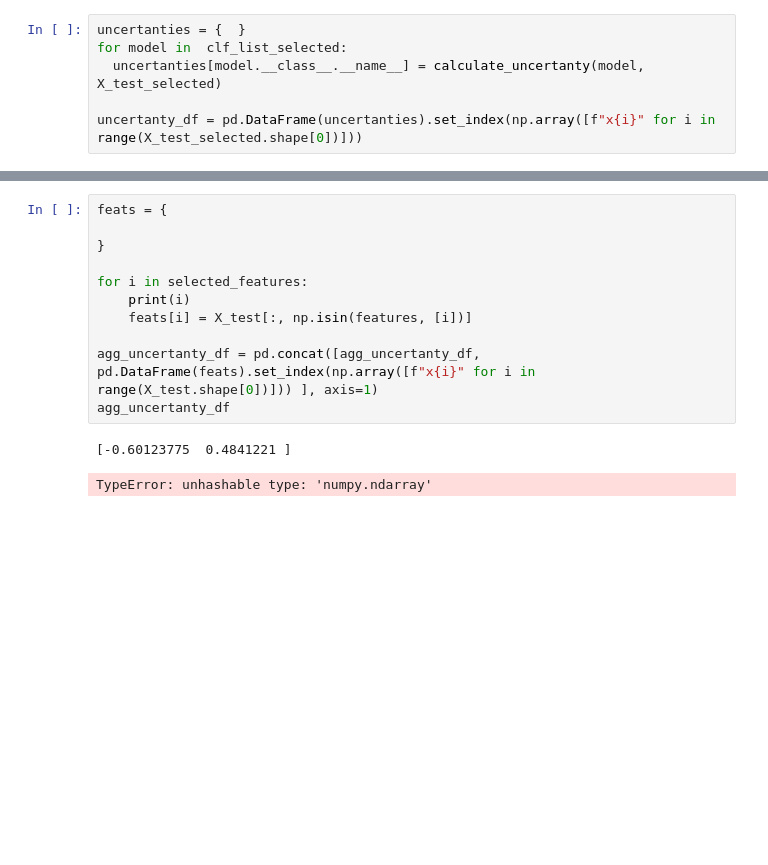
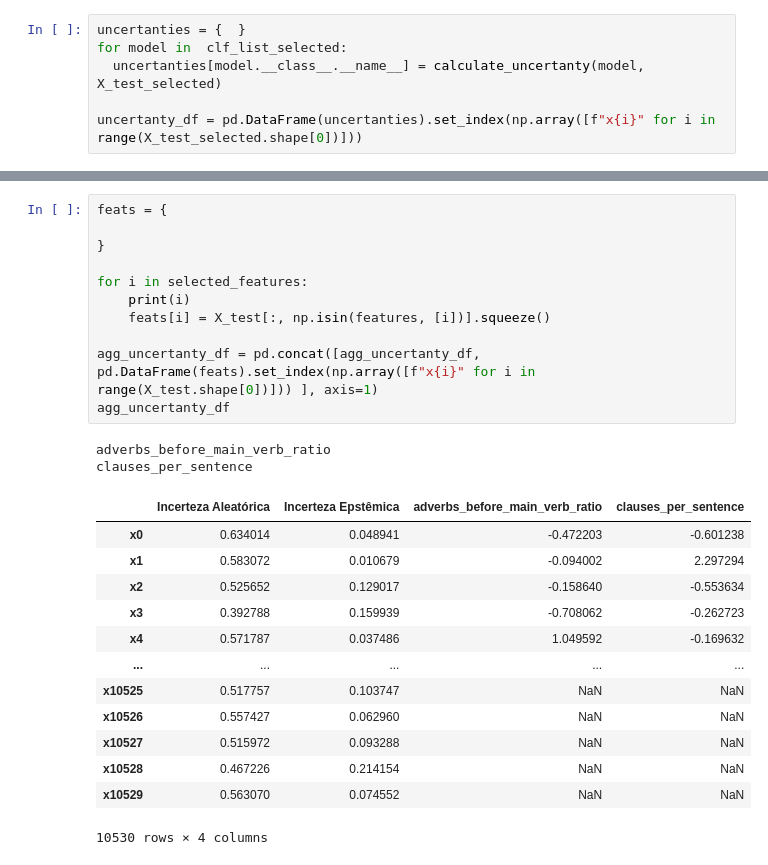
Before and after one commit to Tiagoblima/explanaible-essay-grading, a Jupyter notebook: notebooks/Essay Grade Classification - Parte 2.ipynb, the cells around one changed output, grey strips where cells are left out. Drawn from its saved outputs; the diff is of its cells as text; blank space fills up the shorter version.

```diff
--- a/notebooks/Essay Grade Classification - Parte 2.ipynb
+++ b/notebooks/Essay Grade Classification - Parte 2.ipynb
@@ -142,17 +163,30 @@ agg_uncertanty_df
 # %%
 feats = {
 
 }
 
 for i in selected_features:
     print(i)
-    feats[i] = X_test[:, np.isin(features, [i])]
+    feats[i] = X_test[:, np.isin(features, [i])].squeeze()
 
 agg_uncertanty_df = pd.concat([agg_uncertanty_df, pd.DataFrame(feats).set_index(np.array([f"x{i}" for i in range(X_test.shape[0])])) ], axis=1)
 agg_uncertanty_df
 # %% [output]
-[-0.60123775  0.4841221 ]
+adverbs_before_main_verb_ratio
+clauses_per_sentence
+|  | Incerteza Aleatórica | Incerteza Epstêmica | adverbs_before_main_verb_ratio | clauses_per_sentence |
+| x0 | 0.634014 | 0.048941 | -0.472203 | -0.601238 |
+| x1 | 0.583072 | 0.010679 | -0.094002 | 2.297294 |
+| x2 | 0.525652 | 0.129017 | -0.158640 | -0.553634 |
+| x3 | 0.392788 | 0.159939 | -0.708062 | -0.262723 |
+| x4 | 0.571787 | 0.037486 | 1.049592 | -0.169632 |
+| ... | ... | ... | ... | ... |
+| x10525 | 0.517757 | 0.103747 | NaN | NaN |
+| x10526 | 0.557427 | 0.062960 | NaN | NaN |
+| x10527 | 0.515972 | 0.093288 | NaN | NaN |
+| x10528 | 0.467226 | 0.214154 | NaN | NaN |
+| x10529 | 0.563070 | 0.074552 | NaN | NaN |
-TypeError: unhashable type: 'numpy.ndarray'
+10530 rows × 4 columns
 # %%
 import seaborn as sns
 sns.scatterplot(data=agg_uncertanty_df, x=selected_features[0], y=selected_features[1], hue="Incerteza Aleatórica")
```
Also changed, not shown: parts of 9 cells of this notebook.
